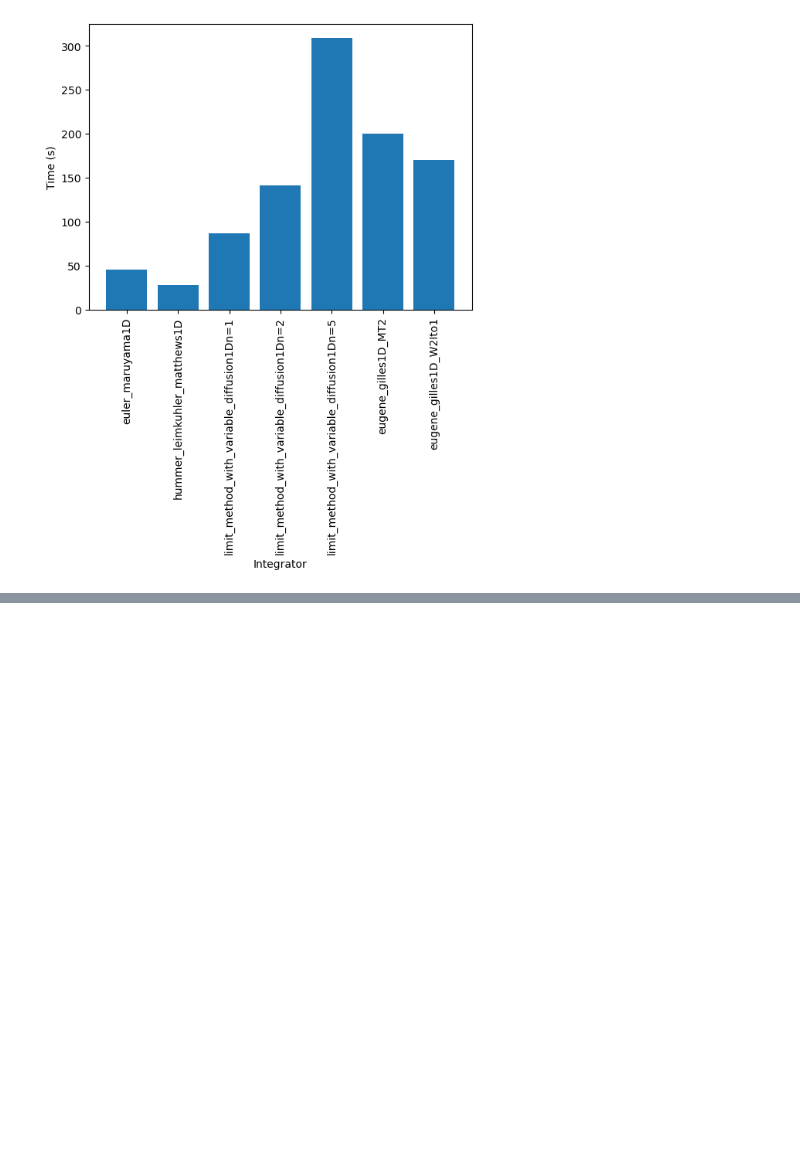
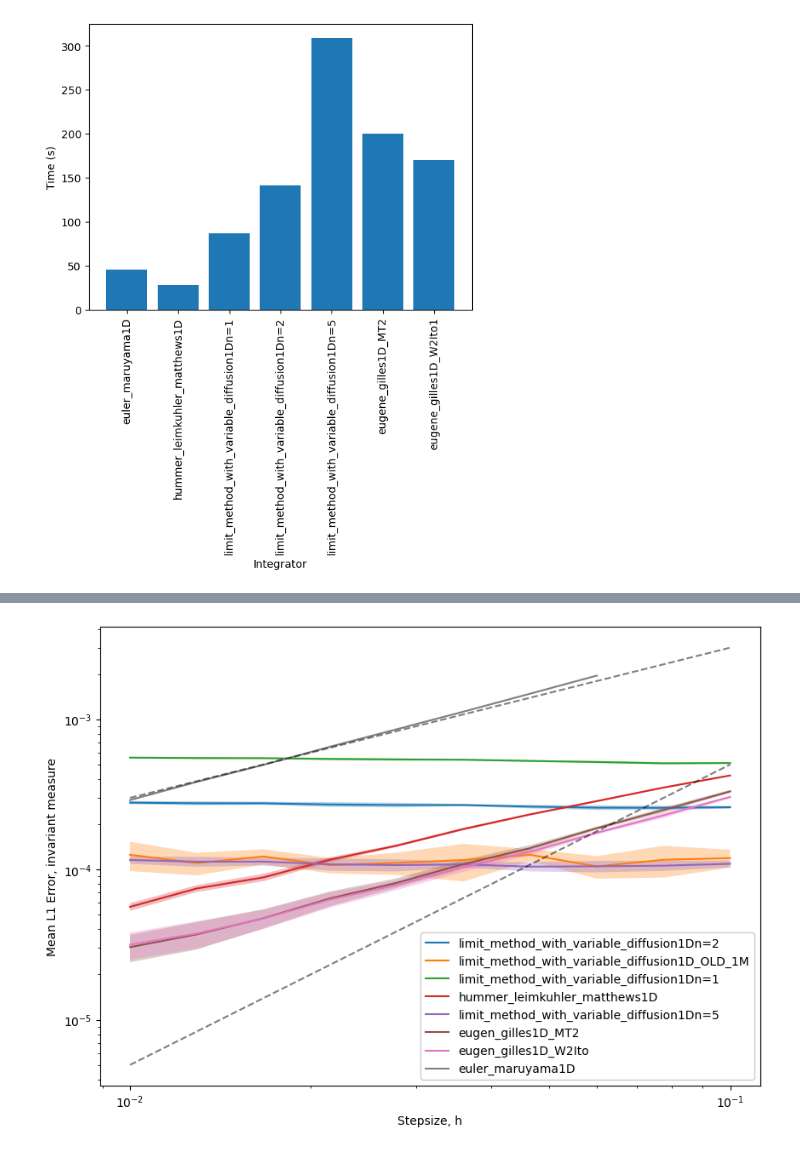
Before and after one commit to dominicp6/Integrators_for_Multiplicative_Noise, a Jupyter notebook: plotting.ipynb, the cells around one changed output, grey strips where cells are left out. Cells and saved outputs as stored; diff of their text form; code cells hidden in the pictures; blank space fills up the shorter version.

```diff
--- a/plotting.ipynb
+++ b/plotting.ipynb
@@ -75,0 +74,4 @@ FileNotFoundError: [Errno 2] No such file or directory: './simulation_results/qu
+# %%
+plot_experiments("quadratic_sin_noise_10M", offset1=0.03, offset2=0.05)
+# %% [output]
+[figure, added]
```
Also changed, not shown: parts of 9 cells of this notebook.
